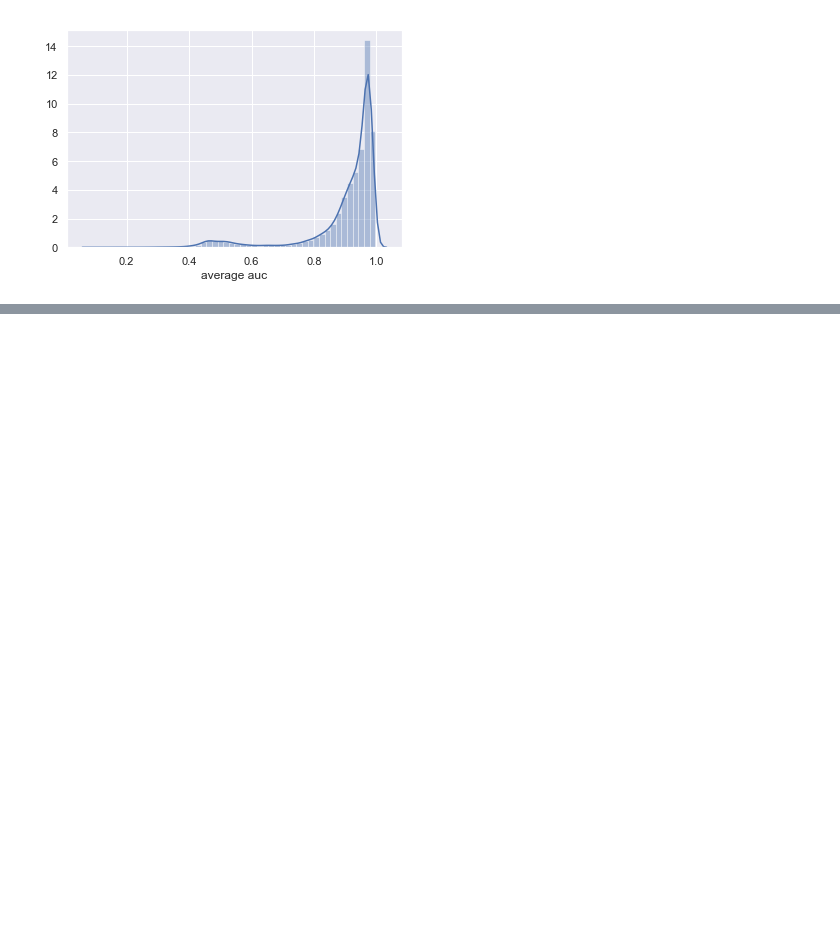
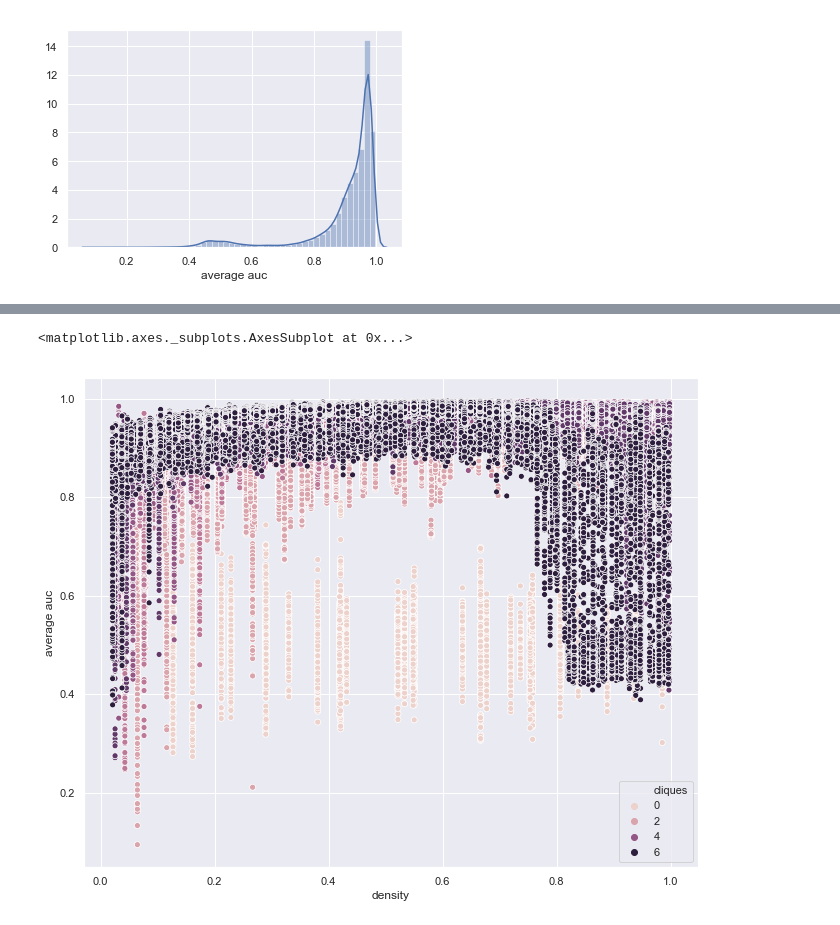
Before and after one commit to cbbruss/graph_embed, a Jupyter notebook: notebooks/Graph_Embeddings_Hyperparameters_Exploration.ipynb, the cells around one changed output, grey strips where cells are left out. Drawn from its saved outputs; the diff is of its cells as text; code cells hidden in the pictures; blank space fills up the shorter version.

```diff
--- a/notebooks/Graph_Embeddings_Hyperparameters_Exploration.ipynb
+++ b/notebooks/Graph_Embeddings_Hyperparameters_Exploration.ipynb
@@ -15,0 +37,6 @@ sns.distplot(results_df['average auc'])
+# %%
+f, ax = plt.subplots(figsize=(11, 9))
+sns.scatterplot(x=results_df['density'], y=results_df['average auc'], hue=results_df['cliques'])
+# %% [output]
+<matplotlib.axes._subplots.AxesSubplot at 0x...>
+[figure, added]
```
Also changed, not shown: parts of 5 cells of this notebook.
